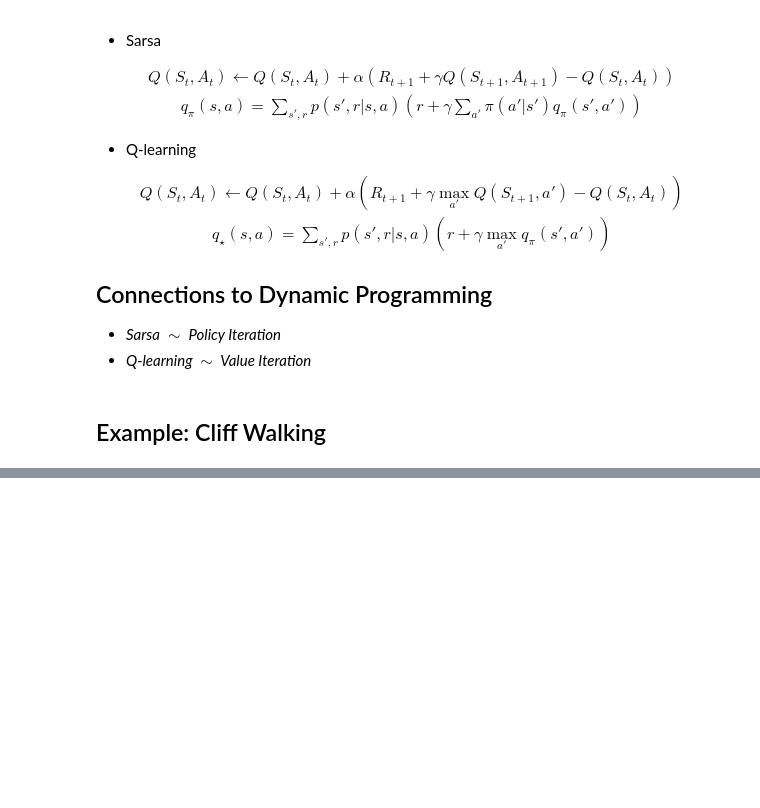
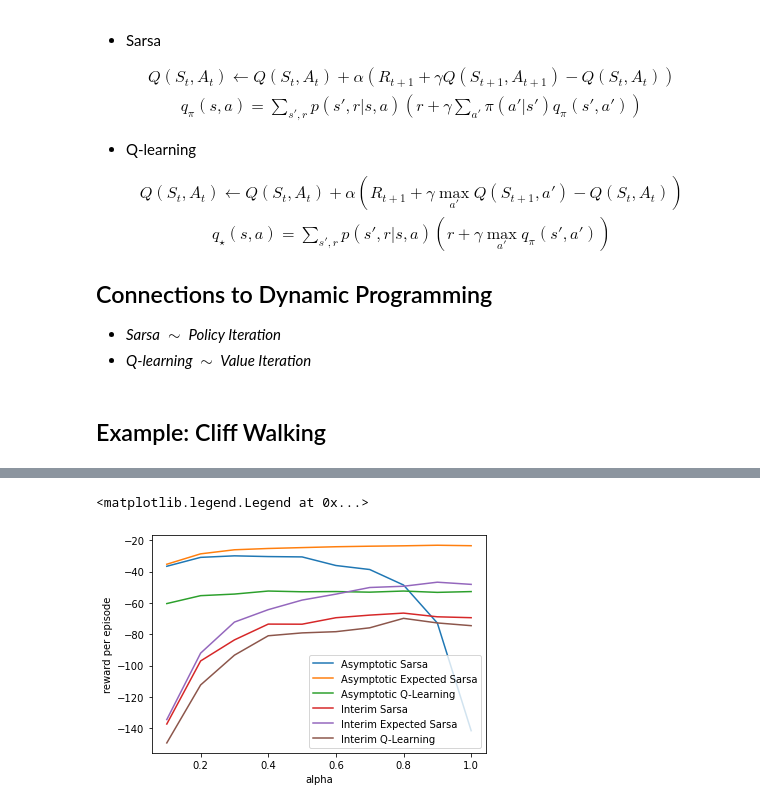
Before and after one commit to wakamori/study-rl, a Jupyter notebook: 07_TD-Learning-Methods-for-Control.ipynb, the cells around one changed output, grey strips where cells are left out. Saved outputs shown, nothing was run; the diff lists cells and outputs as text; code cells hidden in the pictures; blank space fills up the shorter version.

```diff
--- a/07_TD-Learning-Methods-for-Control.ipynb
+++ b/07_TD-Learning-Methods-for-Control.ipynb
@@ -409,0 +430,49 @@ Q-Learning Optimal Policy:
+# %%
+# Due to limited capacity of calculation of my machine, I can't complete this experiment
+# with 100,000 episodes and 50,000 runs to get the fully averaged performance
+# However even I only play for 1,000 episodes and 10 runs, the curves looks still good.
+
+step_sizes = np.arange(0.1, 1.1, 0.1)
+episodes = 1000
+runs = 10
+
+ASY_SARSA = 0
+ASY_EXPECTED_SARSA = 1
+ASY_QLEARNING = 2
+INT_SARSA = 3
+INT_EXPECTED_SARSA = 4
+INT_QLEARNING = 5
+methods = range(0, 6)
+
+performace = np.zeros((6, len(step_sizes)))
+for run in range(runs):
+    for ind, step_size in tqdm(list(zip(range(0, len(step_sizes)), step_sizes))):
+        q_sarsa = np.zeros((WORLD_HEIGHT, WORLD_WIDTH, 4))
+        q_expected_sarsa = np.copy(q_sarsa)
+        q_q_learning = np.copy(q_sarsa)
+        for ep in range(episodes):
+            sarsa_reward = sarsa(q_sarsa, expected=False, step_size=step_size)
+            expected_sarsa_reward = sarsa(q_expected_sarsa, expected=True, step_size=step_size)
+            q_learning_reward = q_learning(q_q_learning, step_size=step_size)
+            performace[ASY_SARSA, ind] += sarsa_reward
+            performace[ASY_EXPECTED_SARSA, ind] += expected_sarsa_reward
+            performace[ASY_QLEARNING, ind] += q_learning_reward
+
+            if ep < 100:
+                performace[INT_SARSA, ind] += sarsa_reward
+                performace[INT_EXPECTED_SARSA, ind] += expected_sarsa_reward
+                performace[INT_QLEARNING, ind] += q_learning_reward
+
+performace[:3, :] /= episodes * runs
+performace[3:, :] /= 100 * runs
+labels = ['Asymptotic Sarsa', 'Asymptotic Expected Sarsa', 'Asymptotic Q-Learning',
+          'Interim Sarsa', 'Interim Expected Sarsa', 'Interim Q-Learning']
+
+for method, label in zip(methods, labels):
+    plt.plot(step_sizes, performace[method, :], label=label)
+plt.xlabel('alpha')
+plt.ylabel('reward per episode')
+plt.legend()
+# %% [output]
+<matplotlib.legend.Legend at 0x...>
+[figure, added]
```
Also changed, not shown: parts of 5 cells of this notebook.
